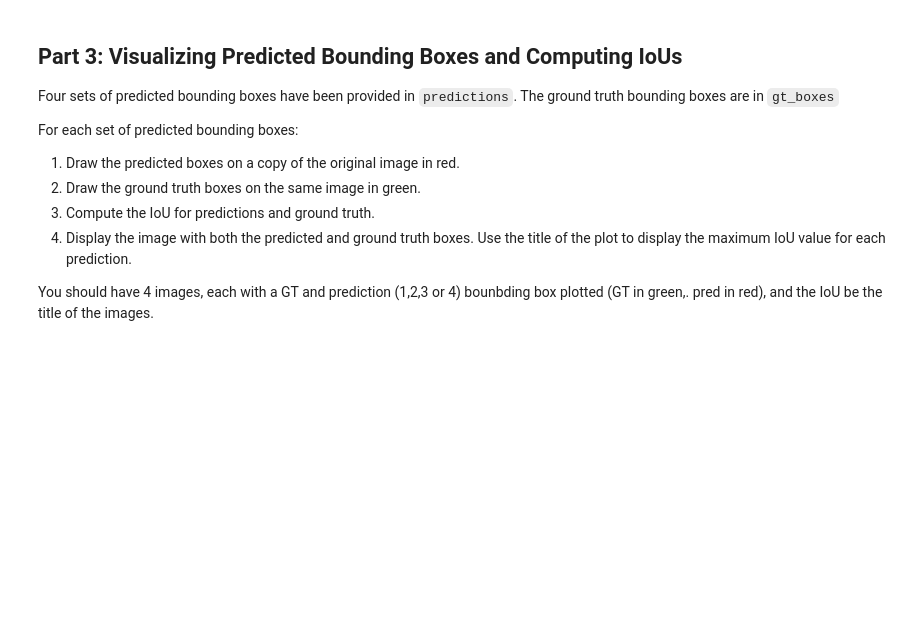
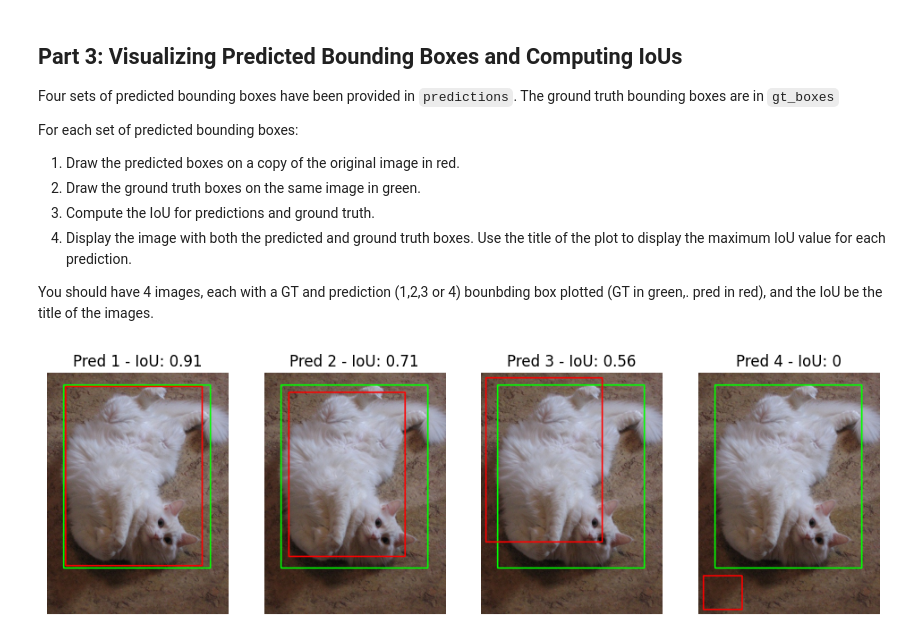
Before and after one commit to aafsal2004/EEC174_MPROJECTA1_AA_TN, a Jupyter notebook: PreLab.ipynb, the cells around one changed output. Drawn from its saved outputs; the diff is of its cells as text; code cells hidden in the pictures; blank space fills up the shorter version.

```diff
--- a/PreLab.ipynb
+++ b/PreLab.ipynb
@@ -35,6 +41,3 @@ plt.show()
 Complete the `compute_iou()` function. This function should accept two bounding boxes and return the IoU value between them. Ensure that the function can handle edge cases (e.g., no overlap between the boxes).
 
 (Hint: See Lecture W5L1_Object Detection Slide 11)
-# %%
-def compute_iou(boxA, boxB):
-    ''' TODO '''
@@ -53,12 +98,29 @@ You should have 4 images, each with a GT and prediction (1,2,3 or 4) bounbding b
 # %%
 # Predicted bounding boxes [x, y, w, h]
 predictions = [
     [38, 28, 282, 371],  # Pred 1
     [50, 40, 240, 340],  # Pred 2
     [10, 10, 240, 340],  # Pred 3
     [10, 420, 80, 70]    # Pred 4
 ]
 
+red_color = (255,0,0)
 # For each predicted box, visualize it on the image individually (with GT)
 #   and compute its IoU with the ground truth.
-''' TODO '''
+
+plt.figure(figsize=(12, 12))
+for i in range(len(predictions)):
+    image = None
+    image = image_rgb.copy()
+    iou = compute_iou(predictions[i], gt_box)
+    pt1 = (predictions[i][0], predictions[i][1])
+    pt2 = (predictions[i][0] + predictions[i][2], predictions[i][1] + predictions[i][3])
+    plt.subplot(1,4,i+1)
+    plt.title(f"Pred {i+1} - IoU: {iou}")
+    cv2.rectangle(image, pt1, pt2, red_color, thickness = 2)
+    plt.axis('off')
+    plt.imshow(image)
+
+plt.show()
+# %% [output]
+[figure, added]
```
Also changed, not shown: parts of 2 cells of this notebook, 2 other files.
